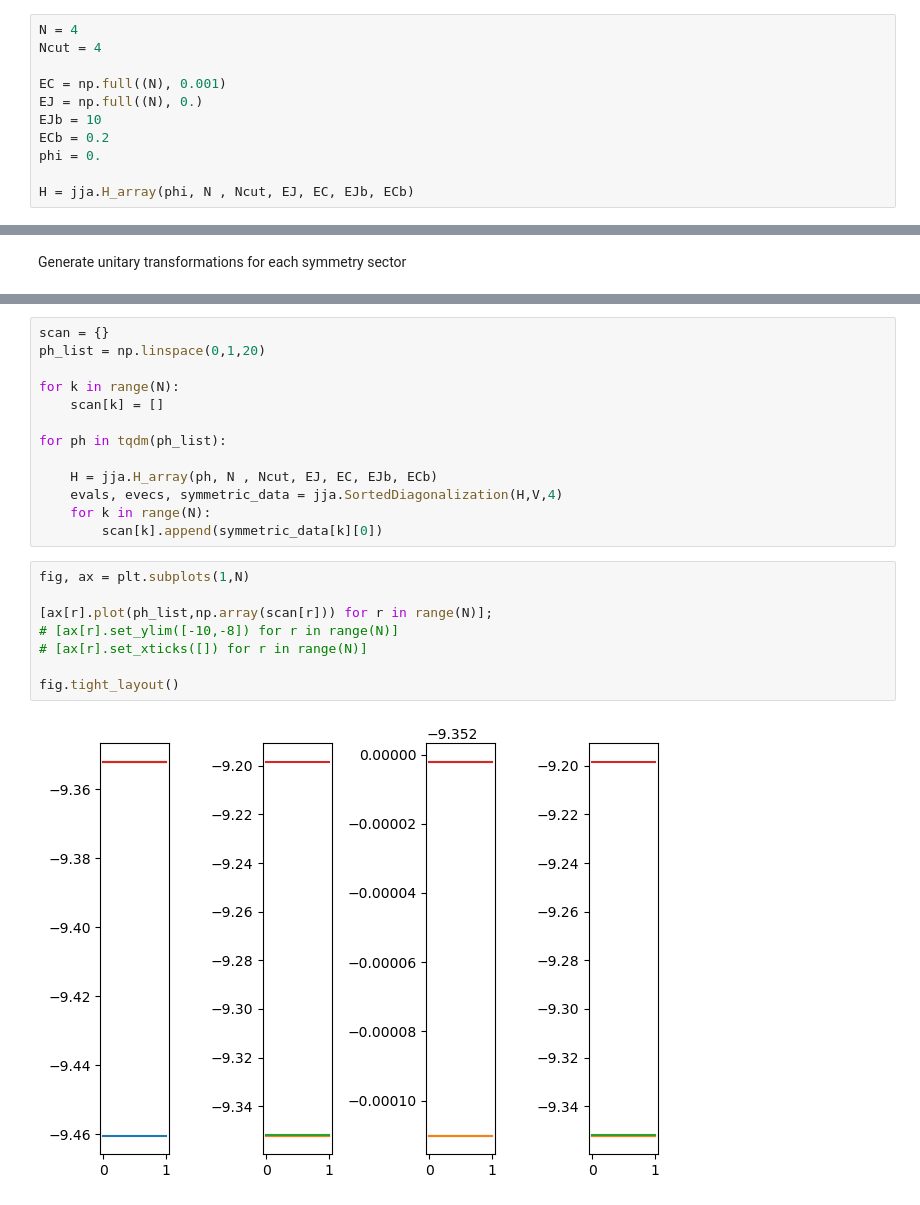
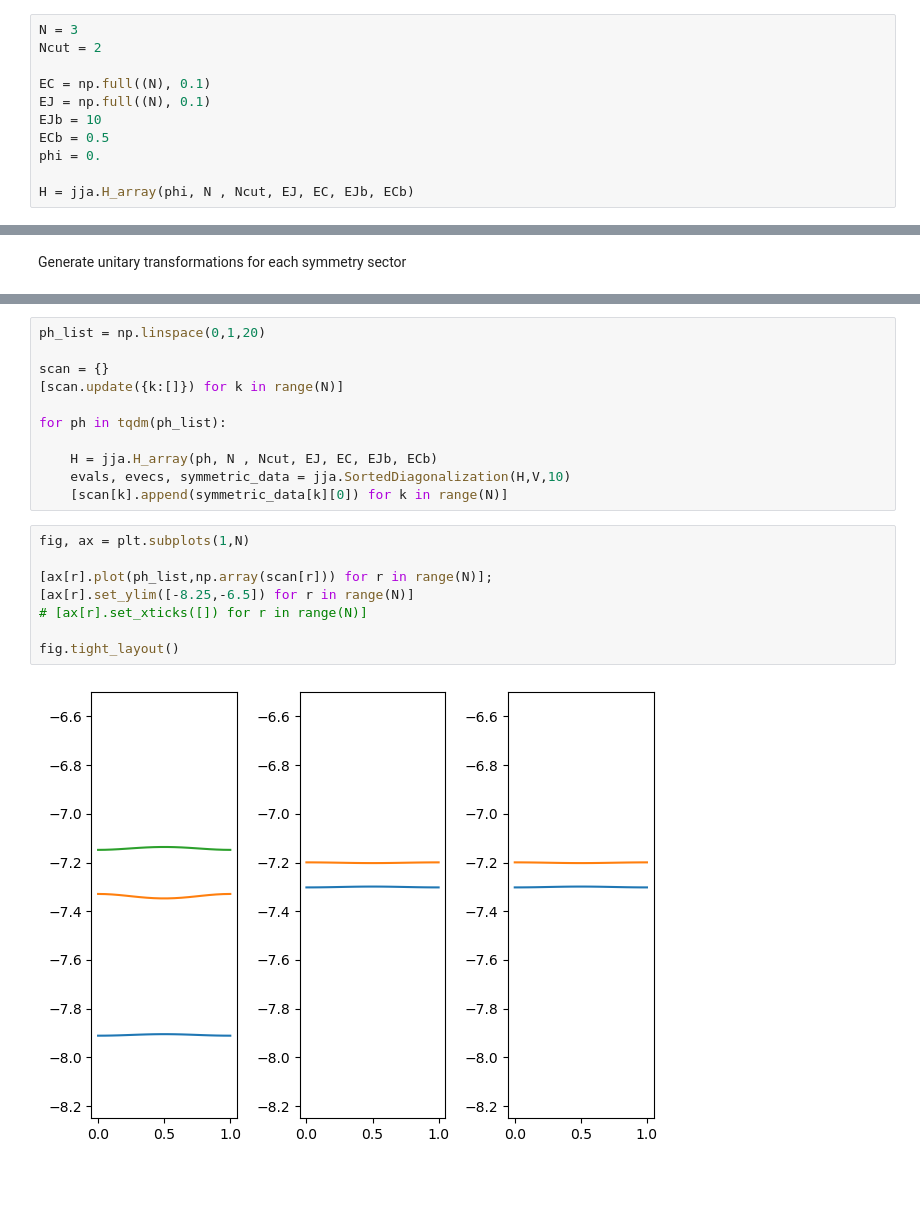
Before and after one commit to shemian29/JunctionArray, a Jupyter notebook: Notebooks/Main.ipynb, the cells around one changed output, grey strips where cells are left out. Cells and saved outputs as stored; diff of their text form.

```diff
--- a/Notebooks/Main.ipynb
+++ b/Notebooks/Main.ipynb
@@ -10,13 +10,13 @@ from tqdm.notebook import tqdm
 # %% [markdown]
 # Full Hamiltonian
 # %%
-N = 4
-Ncut = 4
+N = 3
+Ncut = 2
 
-EC = np.full((N), 0.001)
-EJ = np.full((N), 0.)
+EC = np.full((N), 0.1)
+EJ = np.full((N), 0.1)
 EJb = 10
-ECb = 0.2
+ECb = 0.5
 phi = 0.
 
 H = jja.H_array(phi, N , Ncut, EJ, EC, EJb, ECb)
@@ -38,26 +37,24 @@ Wall time: 440 ms
 # %%
-scan = {}
 ph_list = np.linspace(0,1,20)
 
-for k in range(N):
-    scan[k] = []
+scan = {}
+[scan.update({k:[]}) for k in range(N)]
 
 for ph in tqdm(ph_list):
 
     H = jja.H_array(ph, N , Ncut, EJ, EC, EJb, ECb)
-    evals, evecs, symmetric_data = jja.SortedDiagonalization(H,V,4)
-    for k in range(N):
-        scan[k].append(symmetric_data[k][0])
+    evals, evecs, symmetric_data = jja.SortedDiagonalization(H,V,10)
+    [scan[k].append(symmetric_data[k][0]) for k in range(N)]
 # %%
 fig, ax = plt.subplots(1,N)
 
 [ax[r].plot(ph_list,np.array(scan[r])) for r in range(N)];
-# [ax[r].set_ylim([-10,-8]) for r in range(N)]
+[ax[r].set_ylim([-8.25,-6.5]) for r in range(N)]
 # [ax[r].set_xticks([]) for r in range(N)]
 
 fig.tight_layout()
 # %% [output]
-[figure, old version]
+[figure, new version]
 # %%
 bs = jja.cartesian([np.arange(-Ncut,Ncut+1) for r in range(N)])
 chrgs = np.array([np.sum(bs[r]) for r in range(len(bs))])
```
Also changed, not shown: parts of 6 cells of this notebook.
